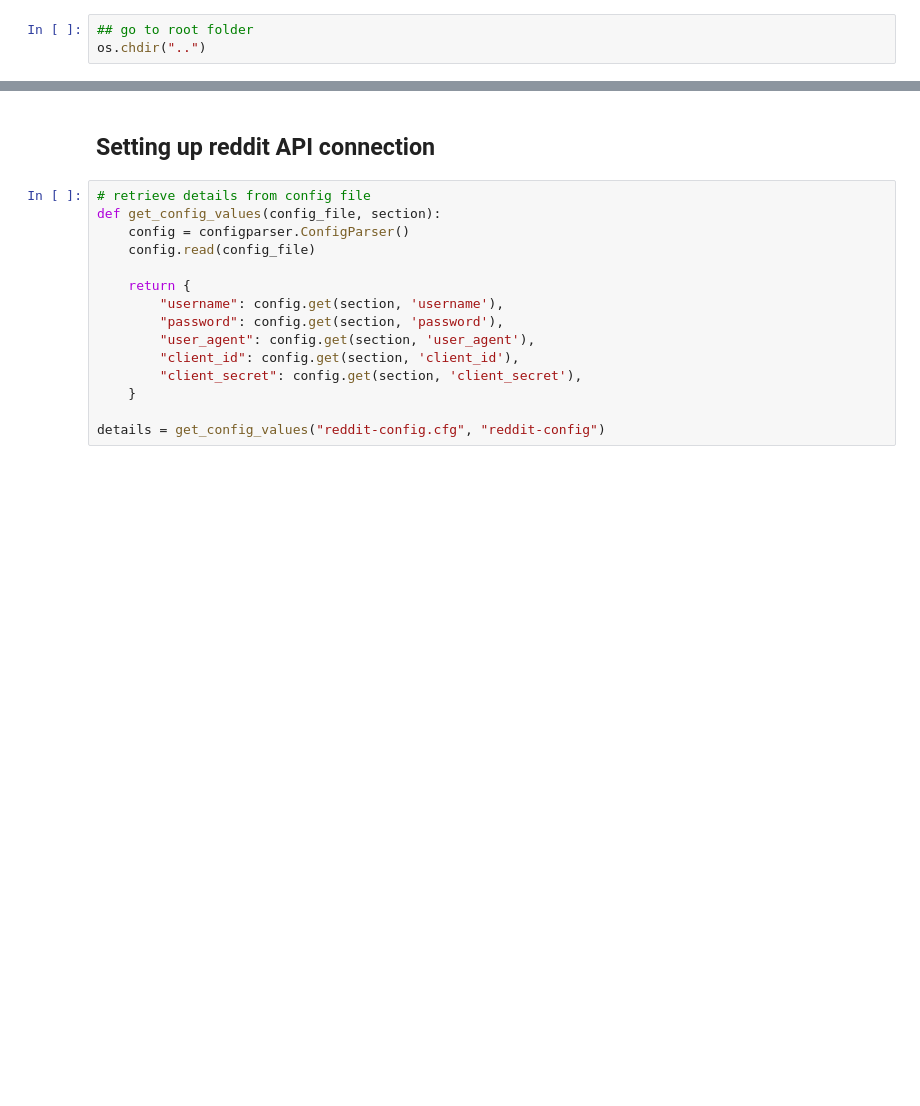
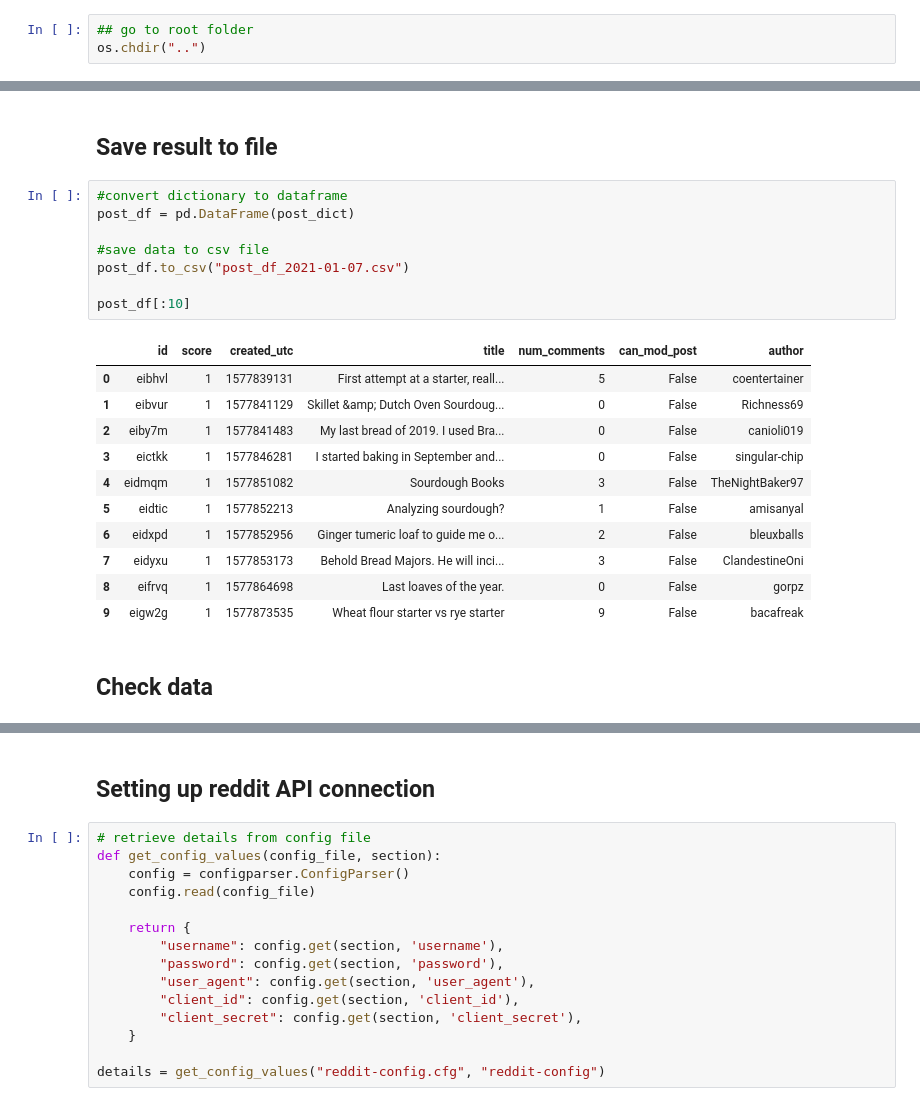
Before and after one commit to Lisa-Ho/breadit, a Jupyter notebook: notebooks/lockdown-baking-part-1-webscraping.ipynb, the cells around one changed output, grey strips where cells are left out. Saved outputs shown, nothing was run; the diff lists cells and outputs as text; blank space fills up the shorter version.

Commit message:
managed to scrape all submissions from r/Sourdough +++ score data is incorrect, needs fixing

```diff
--- a/notebooks/lockdown-baking-part-1-webscraping.ipynb
+++ b/notebooks/lockdown-baking-part-1-webscraping.ipynb
@@ -28,0 +128,24 @@ os.chdir("..")
+# %% [markdown]
+## Save result to file
+# %%
+#convert dictionary to dataframe
+post_df = pd.DataFrame(post_dict)
+
+#save data to csv file
+post_df.to_csv("post_df_2021-01-07.csv")
+
+post_df[:10]
+# %% [output]
+|  | id | score | created_utc | title | num_comments | can_mod_post | author |
+| 0 | eibhvl | 1 | 1577839131 | First attempt at a starter, reall... | 5 | False | coentertainer |
+| 1 | eibvur | 1 | 1577841129 | Skillet &amp; Dutch Oven Sourdoug... | 0 | False | Richness69 |
+| 2 | eiby7m | 1 | 1577841483 | My last bread of 2019. I used Bra... | 0 | False | canioli019 |
+| 3 | eictkk | 1 | 1577846281 | I started baking in September and... | 0 | False | singular-chip |
+| 4 | eidmqm | 1 | 1577851082 | Sourdough Books | 3 | False | TheNightBaker97 |
+| 5 | eidtic | 1 | 1577852213 | Analyzing sourdough? | 1 | False | amisanyal |
+| 6 | eidxpd | 1 | 1577852956 | Ginger tumeric loaf to guide me o... | 2 | False | bleuxballs |
+| 7 | eidyxu | 1 | 1577853173 | Behold Bread Majors. He will inci... | 3 | False | ClandestineOni |
+| 8 | eifrvq | 1 | 1577864698 | Last loaves of the year. | 0 | False | gorpz |
+| 9 | eigw2g | 1 | 1577873535 | Wheat flour starter vs rye starter | 9 | False | bacafreak |
+# %% [markdown]
+## Check data
```
Also changed, not shown: parts of 11 cells of this notebook.
